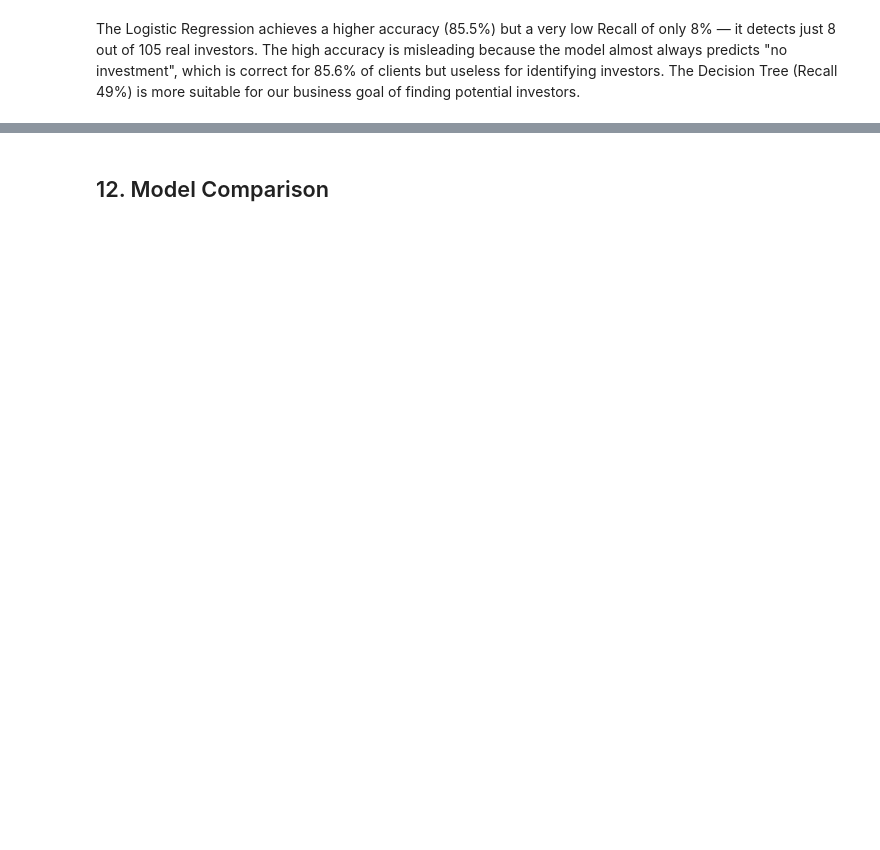
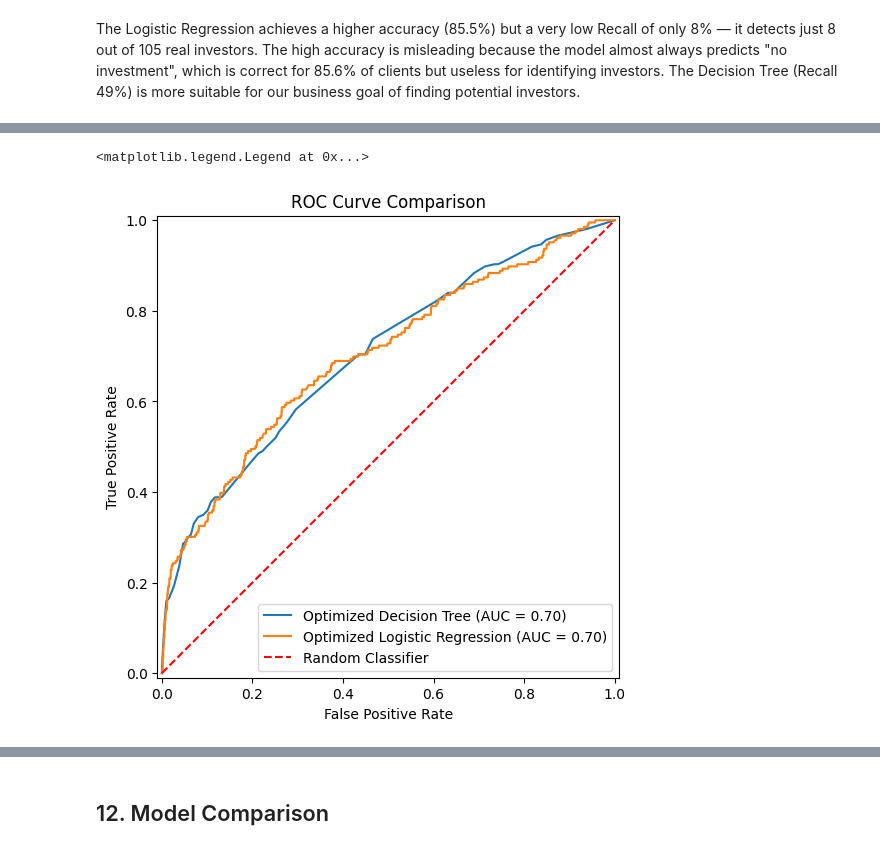
Before and after one commit to sguhring/Project_Catolica, a Jupyter notebook: Delivery_2.ipynb, the cells around one changed output, grey strips where cells are left out. Saved outputs shown, nothing was run; the diff lists cells and outputs as text; code cells hidden in the pictures; blank space fills up the shorter version.

```diff
--- a/Delivery_2.ipynb
+++ b/Delivery_2.ipynb
@@ -554,0 +609,13 @@ plt.show()
+# %%
+# plot ROC AUC for both models
+plt.figure(figsize=(10, 6))
+RocCurveDisplay.from_estimator(cv, X_test, y_test, name="Optimized Decision Tree", ax=plt.gca())
+RocCurveDisplay.from_estimator(cv_lr, X_test, y_test, name="Optimized Logistic Regression", ax=plt.gca())
+plt.plot([0, 1], [0, 1], "r--", label="Random Classifier")
+plt.xlabel("False Positive Rate")
+plt.ylabel("True Positive Rate")
+plt.title("ROC Curve Comparison")
+plt.legend()
+# %% [output]
+<matplotlib.legend.Legend at 0x...>
+[figure, added]
```
Also changed, not shown: parts of 14 cells of this notebook.
